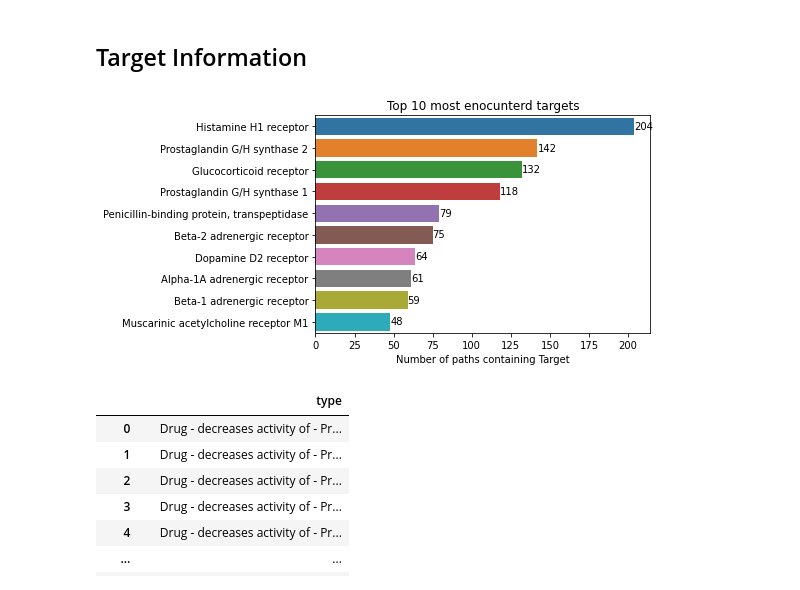
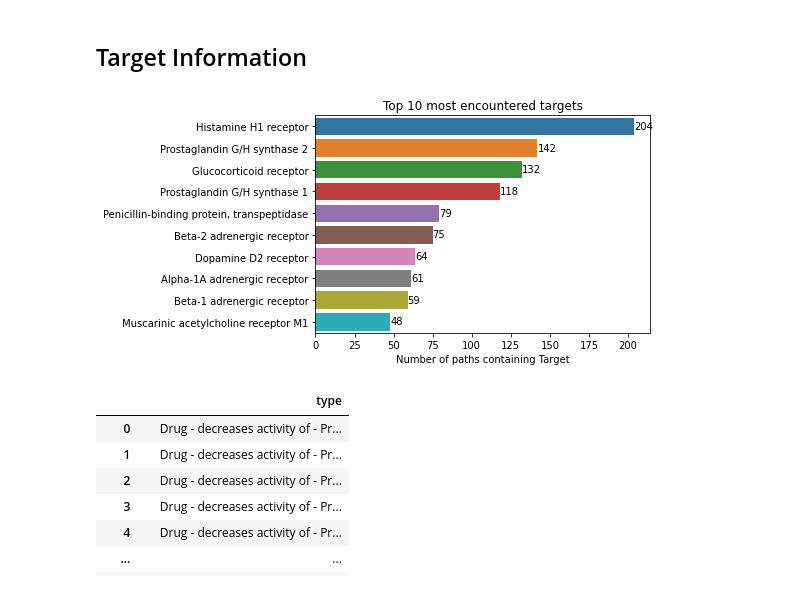
Before and after one commit to SuLab/DMDB_Analysis, a Jupyter notebook: 1_code/1_basic_dmdb_analysis.ipynb, the cells around one changed output. Cells and saved outputs as stored; diff of their text form; code cells hidden in the pictures.

```diff
--- a/1_code/1_basic_dmdb_analysis.ipynb
+++ b/1_code/1_basic_dmdb_analysis.ipynb
@@ -279,11 +287,11 @@ target_counts['name'] = target_counts['id'].map(id_to_name)
 target_counts['label'] = target_counts['id'].map(id_to_label)
 # %%
 count_plot_h(target_counts.set_index('name').head(10)['count'])
-plt.title('Top 10 most enocunterd targets')
+plt.title('Top 10 most encountered targets')
 plt.xlabel('Number of paths containing Target')
 plt.ylabel('');
 # %% [output]
-[figure, old version]
+[figure, new version]
 # %%
 pd.Series(first_edge_type, name='type').to_frame()
 # %% [output]
```
Also changed, not shown: parts of 7 cells of this notebook.
